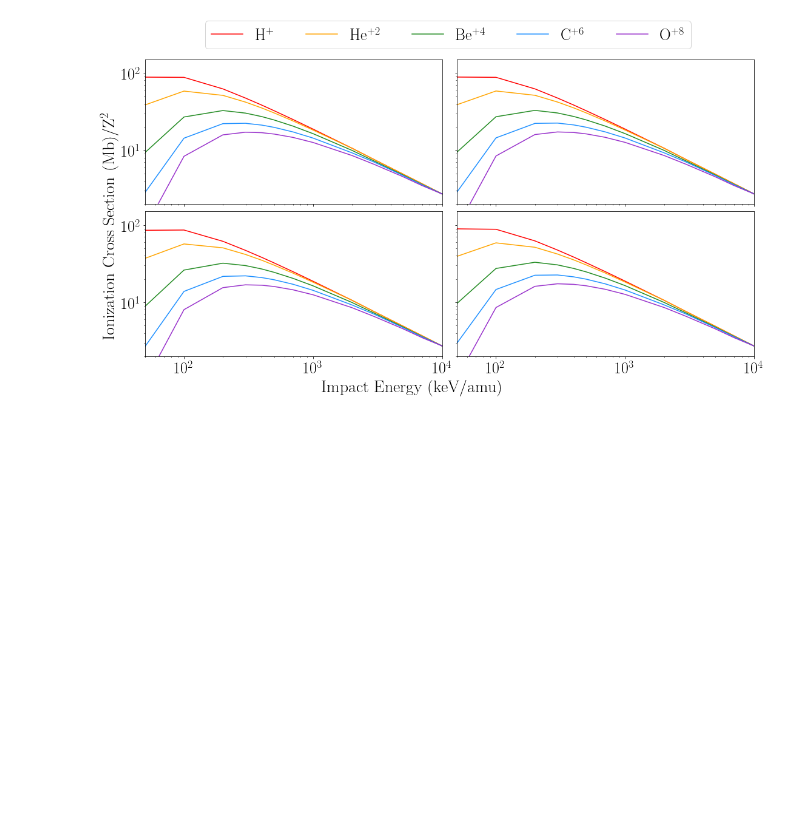
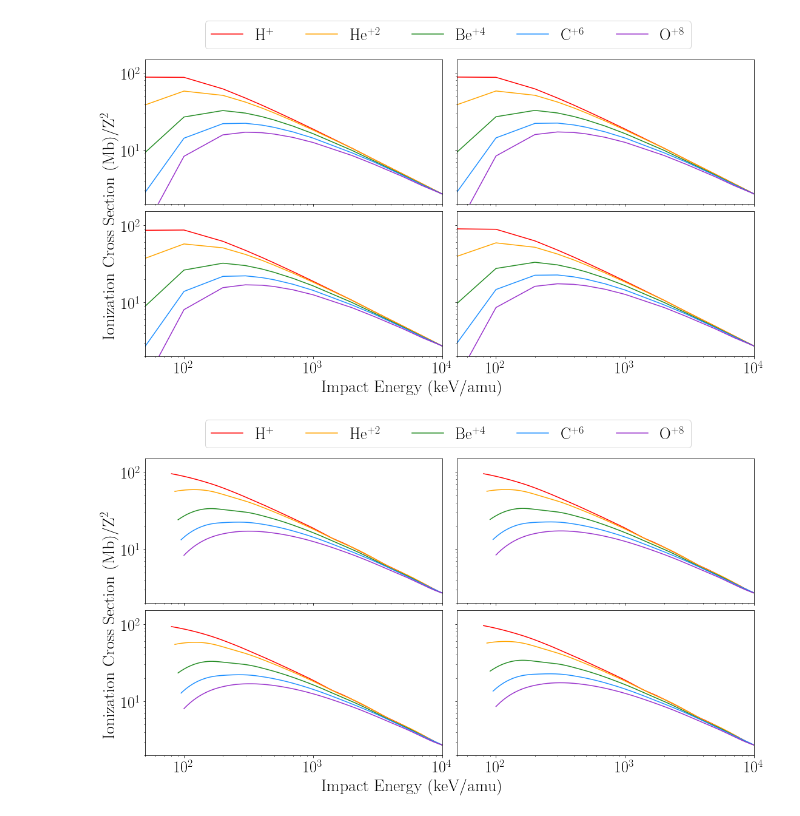
Before and after one commit to xiaogaogaoxiao/ionmol_stoi, a Jupyter notebook: figuras/graphs/molscaling.ipynb, the cells around one changed output. Cells and saved outputs as stored; diff of their text form; code cells hidden in the pictures; blank space fills up the shorter version.

```diff
--- a/figuras/graphs/molscaling.ipynb
+++ b/figuras/graphs/molscaling.ipynb
@@ -199,13 +219,13 @@ plt.show()
 from scipy import interpolate
 import numpy as np
 
-def interp_XS(XY,ix,iy):
+def interp_XS(XY,ix,iy,kind):
     x=XY[ix].values
     y=XY[iy].values
     n=len(x)
-    tck = interpolate.splrep(x, y, s=0)
-    xnew = np.arange(x[0], x[n-1], 0.1)
-    ynew = interpolate.splev(xnew, tck, der=0)
+    spline = interpolate.interp1d(x, y, kind=kind)
+    xnew = np.arange(x[0], x[n-1], 1)
+    ynew = spline(xnew)
     XYnew = pd.DataFrame({ix:xnew, iy:ynew})
     return XYnew
 # %%
@@ -230,0 +326,78 @@ PS3new['SLC4H8O1']=dum['SLC4H8O1']
+# %%
+dum=OS1new[OS1new['ENERGY'] < 100.]
+iO=len(dum)
+dum=CS1new[CS1new['ENERGY'] < 95.]
+iC=len(dum)
+dum=BeS1new[BeS1new['ENERGY'] < 90.]
+iBe=len(dum)
+dum=HeS1new[HeS1new['ENERGY'] < 85.]
+iHe=len(dum)
+dum=PS1new[PS1new['ENERGY'] < 80.]
+iP=len(dum)
+# %%
+xmin=50.
+xmax=10000
+ymin=2.
+ymax=150.
+
+fig = plt.figure(figsize=(18,9))
+ax1 = plt.subplot(221)
+plt.plot(PS1new['ENERGY'][iP:],PS1new['SLADENINA'][iP:]*convMb,'red',linewidth=1.5,label=r'H$^{+}$')
+#plt.plot(APS1new['ENERGY'],APS1new['ADENINA'],'red',linestyle='--',linewidth=1.5,label=r'$\bar{p}$')
+plt.plot(HeS1new['ENERGY'][iHe:],HeS1new['SLADENINA'][iHe:]*convMb/2**2,'orange',linewidth=1.5,label=r'He$^{+2}$')
+plt.plot(BeS1new['ENERGY'][iBe:],BeS1new['SLADENINA'][iBe:]*convMb/4**2,'forestgreen',linewidth=1.5,label=r'Be$^{+4}$')
+plt.plot(CS1new['ENERGY'][iC:],CS1new['SLADENINA'][iC:]*convMb/6**2,'dodgerblue',linewidth=1.5,label=r'C$^{+6}$')
+plt.plot(OS1new['ENERGY'][iO:],OS1new['SLADENINA'][iO:]*convMb/8**2,'darkorchid',linewidth=1.5,label=r'O$^{+8}$')
+plt.xlim(xmin,xmax)
+plt.ylim(ymin,ymax)
+plt.yscale('log')
+plt.xscale('log')
+plt.ylabel("Ionization Cross Section (Mb)/Z$^2$", fontsize=28,labelpad=5,position=(1,-0.15))
+ax1.legend(loc='upper left',bbox_to_anchor=(0.175, 1.32, 0, 0),fontsize=26,ncol=6)
+
+plt.tick_params(labelsize=26);
+ax2 = plt.subplot(222)
+plt.plot(PS1new['ENERGY'][iP:],PS1new['SLCITOSINA'][iP:]*convMb,'red',linewidth=1.5, label='_nolegend_')
+plt.plot(HeS1new['ENERGY'][iHe:],HeS1new['SLCITOSINA'][iHe:]*convMb/2**2,'orange',linewidth=1.5, label='_nolegend_')
+plt.plot(BeS1new['ENERGY'][iBe:],BeS1new['SLCITOSINA'][iBe:]*convMb/4**2,'forestgreen',linewidth=1.5, label='_nolegend_')
+plt.plot(CS1new['ENERGY'][iC:],CS1new['SLCITOSINA'][iC:]*convMb/6**2,'dodgerblue',linewidth=1.5, label='_nolegend_')
+plt.plot(OS1new['ENERGY'][iO:],OS1new['SLCITOSINA'][iO:]*convMb/8**2,'darkorchid',linewidth=1.5, label='_nolegend_')
+plt.xlim(xmin,xmax)
+plt.ylim(ymin,ymax)
+plt.yscale('log')
+plt.xscale('log')
+plt.tick_params(labelsize=26);
+
+ax3 = plt.subplot(223)
+plt.plot(PS1new['ENERGY'][iP:],PS1new['SLGUANINA'][iP:]*convMb,'red',linewidth=1.5, label='_nolegend_')
+plt.plot(HeS1new['ENERGY'][iHe:],HeS1new['SLGUANINA'][iHe:]*convMb/2**2,'orange',linewidth=1.5, label='_nolegend_')
+plt.plot(BeS1new['ENERGY'][iBe:],BeS1new['SLGUANINA'][iBe:]*convMb/4**2,'forestgreen',linewidth=1.5, label='_nolegend_')
+plt.plot(CS1new['ENERGY'][iC:],CS1new['SLGUANINA'][iC:]*convMb/6**2,'dodgerblue',linewidth=1.5, label='_nolegend_')
+plt.plot(OS1new['ENERGY'][iO:],OS1new['SLGUANINA'][iO:]*convMb/8**2,'darkorchid',linewidth=1.5, label='_nolegend_')
+plt.xlim(xmin,xmax)
+plt.ylim(ymin,ymax)
+plt.yscale('log')
+plt.xscale('log')
+plt.tick_params(labelsize=26);
+
+ax4 = plt.subplot(224)
+plt.plot(PS1new['ENERGY'][iP:],PS1new['SLTIMINA'][iP:]*convMb,'red',linewidth=1.5, label='_nolegend_')
+plt.plot(HeS1new['ENERGY'][iHe:],HeS1new['SLTIMINA'][iHe:]*convMb/2**2,'orange',linewidth=1.5, label='_nolegend_')
+plt.plot(BeS1new['ENERGY'][iBe:],BeS1new['SLTIMINA'][iBe:]*convMb/4**2,'forestgreen',linewidth=1.5, label='_nolegend_')
+plt.plot(CS1new['ENERGY'][iC:],CS1new['SLTIMINA'][iC:]*convMb/6**2,'dodgerblue',linewidth=1.5, label='_nolegend_')
+plt.plot(OS1new['ENERGY'][iO:],OS1new['SLTIMINA'][iO:]*convMb/8**2,'darkorchid',linewidth=1.5, label='_nolegend_')
+plt.xlim(xmin,xmax)
+plt.ylim(ymin,ymax)
+plt.yscale('log')
+plt.xscale('log')
+plt.tick_params(labelsize=26);
+plt.xlabel("Impact Energy (keV/amu)", fontsize=28,labelpad=5,position=(-0.15,0))
+
+for ax in fig.get_axes():
+    ax.label_outer()
+fig.subplots_adjust(hspace=0.05, wspace=0.05)
+
+plt.savefig('../adn1.eps')
+plt.show()
+# %% [output]
+[figure, added]
```
Also changed, not shown: parts of 9 cells of this notebook, 2 other files.
